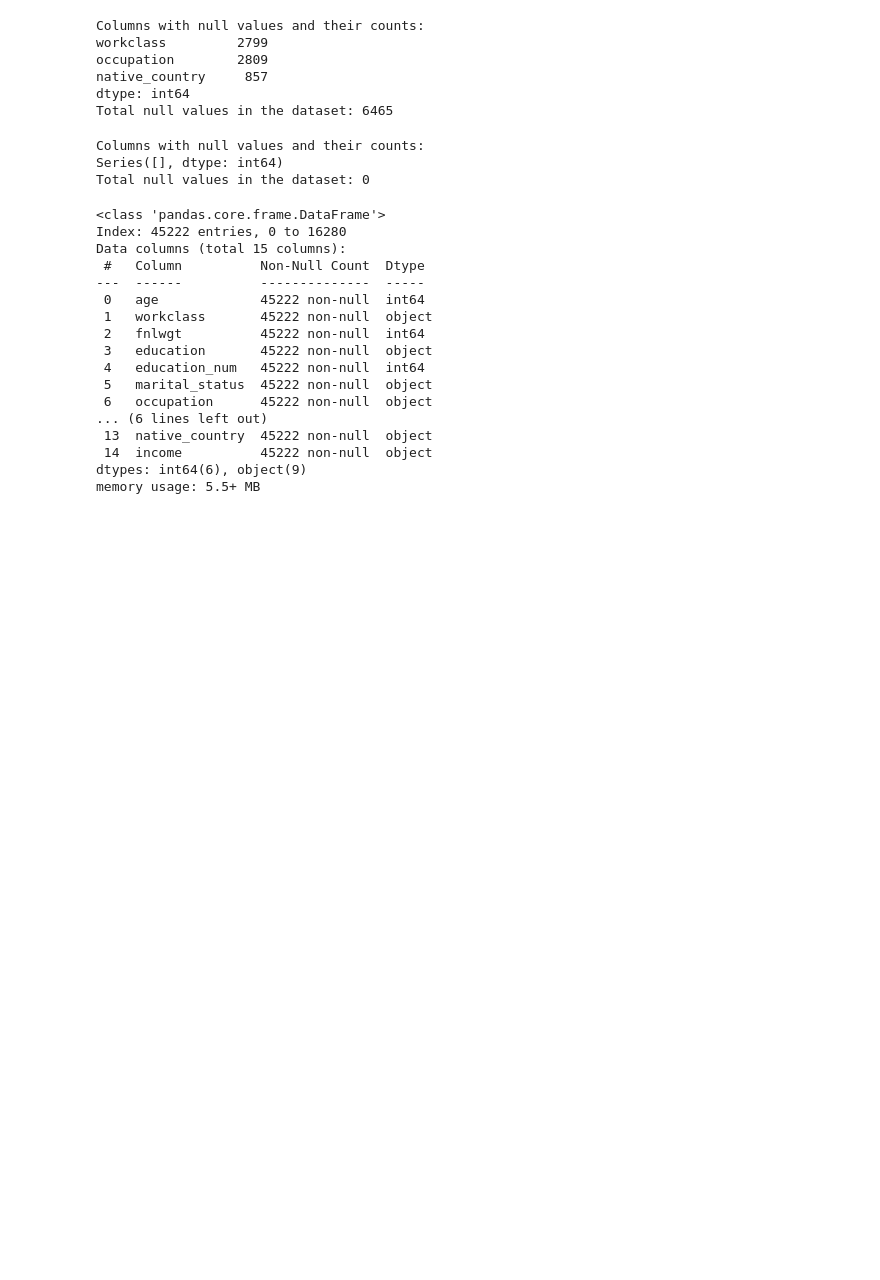
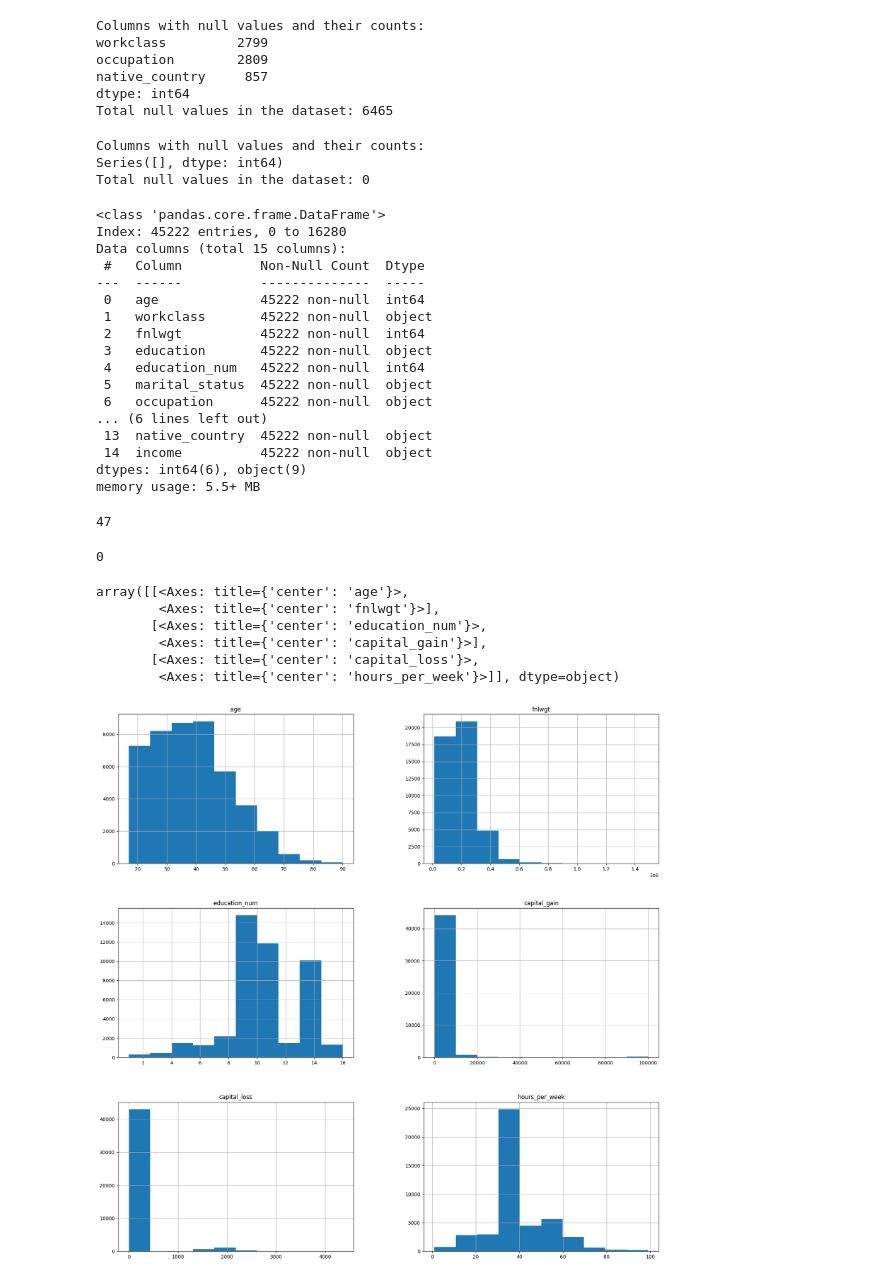
Before and after one commit to Gaindu29/Machine_Learning, a Jupyter notebook: MachineLearning.ipynb, the cells around one changed output. Cells and saved outputs as stored; diff of their text form; code cells hidden in the pictures; blank space fills up the shorter version.

```diff
--- a/MachineLearning.ipynb
+++ b/MachineLearning.ipynb
@@ -1,17 +1,19 @@
 # %%
 import pandas as pd
+import matplotlib.pyplot as plt
+import seaborn as sns
 
-# URL of the dataset
+# URL
 train = "https://archive.ics.uci.edu/ml/machine-learning-databases/adult/adult.data"
 test = "https://archive.ics.uci.edu/ml/machine-learning-databases/adult/adult.test"
 
-# Define column names based on the dataset description
-column_names = ['age', 'workclass', 'fnlwgt', 'education', 'education_num',
+# Define column names
+columns = ['age', 'workclass', 'fnlwgt', 'education', 'education_num',
                 'marital_status', 'occupation', 'relationship', 'race',
                 'sex', 'capital_gain', 'capital_loss', 'hours_per_week',
                 'native_country', 'income']
 
-# Read the dataset
-train_df = pd.read_csv(train, names=column_names, na_values='?',sep=',\s')
-test_df = pd.read_csv(test, names=column_names, na_values='?',skiprows = 1,sep=',\s')
+# Read the datasets
+train_df = pd.read_csv(train, names=columns, na_values='?',sep=',\s')
+test_df = pd.read_csv(test, names=columns, na_values='?',skiprows = 1,sep=',\s')
 # %%
@@ -229,3 +226,24 @@ Data columns (total 15 columns):
  14  income          45222 non-null  object
 dtypes: int64(6), object(9)
 memory usage: 5.5+ MB
+# %%
+#Drop diplicates
+print (data_merge.duplicated().sum())
+data_merge = data_merge.drop_duplicates()
+# %% [output]
+47
+# %%
+#check if duplicates are dropped
+print (data_merge.duplicated().sum())
+# %% [output]
+0
+# %%
+data_merge.hist(figsize=(20, 20))
+# %% [output]
+array([[<Axes: title={'center': 'age'}>,
+        <Axes: title={'center': 'fnlwgt'}>],
+       [<Axes: title={'center': 'education_num'}>,
+        <Axes: title={'center': 'capital_gain'}>],
+       [<Axes: title={'center': 'capital_loss'}>,
+        <Axes: title={'center': 'hours_per_week'}>]], dtype=object)
+[figure, added]
```
Also changed, not shown: parts of 21 cells of this notebook.
